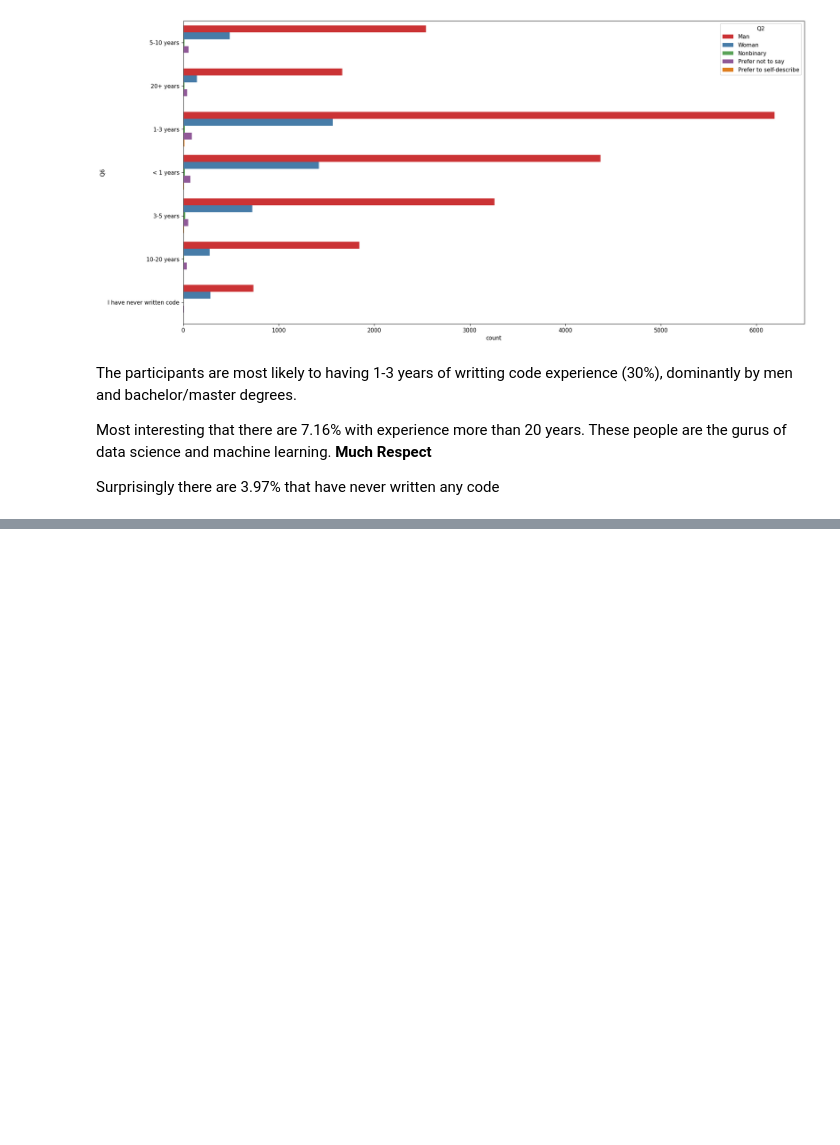
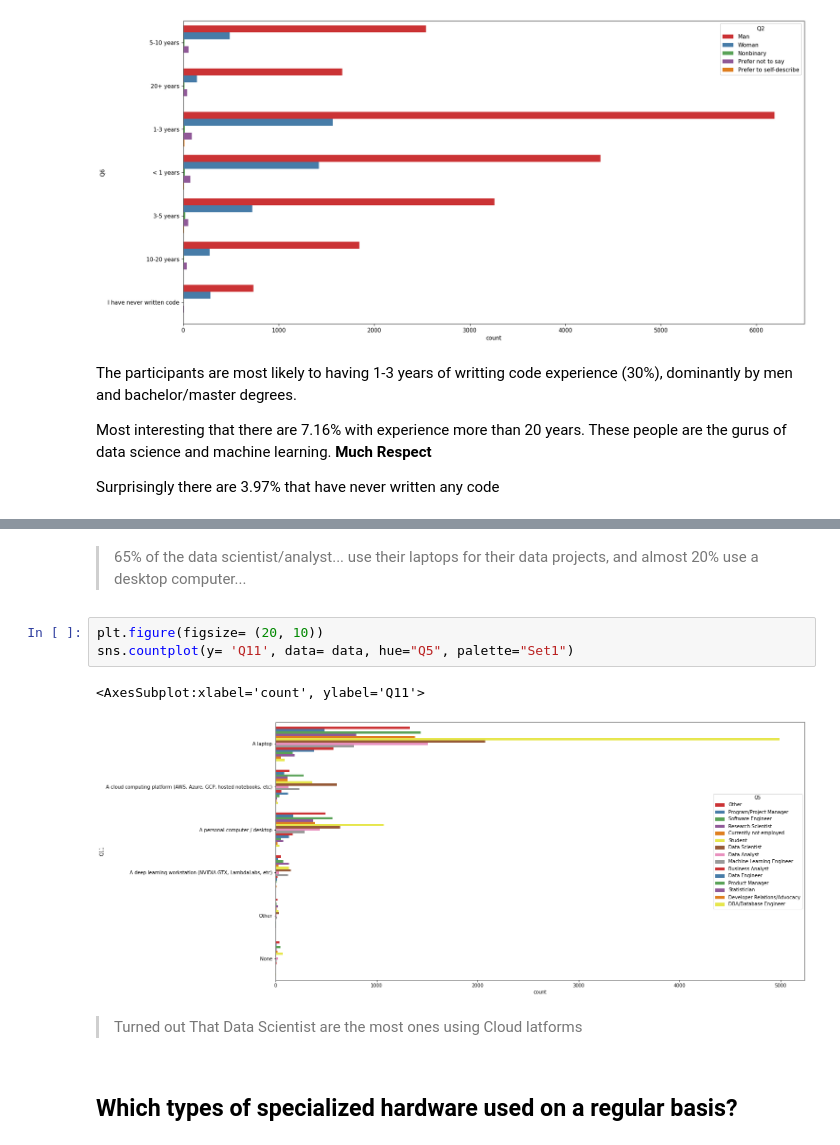
Before and after one commit to oussamaouardini/Kaggle-Machine-Learning-Data-Science-Survey-2021, a Jupyter notebook: kaggle-machine-learning-data-science-survey-2021.ipynb, the cells around one changed output, grey strips where cells are left out. Cells and saved outputs as stored; diff of their text form; blank space fills up the shorter version.

```diff
--- a/kaggle-machine-learning-data-science-survey-2021.ipynb
+++ b/kaggle-machine-learning-data-science-survey-2021.ipynb
@@ -285,0 +558,12 @@ Surprisingly there are 3.97% that have never written any code
+# %% [markdown]
+> 65% of the data scientist/analyst... use their laptops for their data projects, and almost 20% use a desktop computer...
+# %%
+plt.figure(figsize= (20, 10))
+sns.countplot(y= 'Q11', data= data, hue="Q5", palette="Set1")
+# %% [output]
+<AxesSubplot:xlabel='count', ylabel='Q11'>
+[figure, added]
+# %% [markdown]
+> Turned out That Data Scientist are the most ones using Cloud latforms
+# %% [markdown]
+## Which types of specialized hardware used on a regular basis?
```
Also changed, not shown: parts of 48 cells of this notebook.
